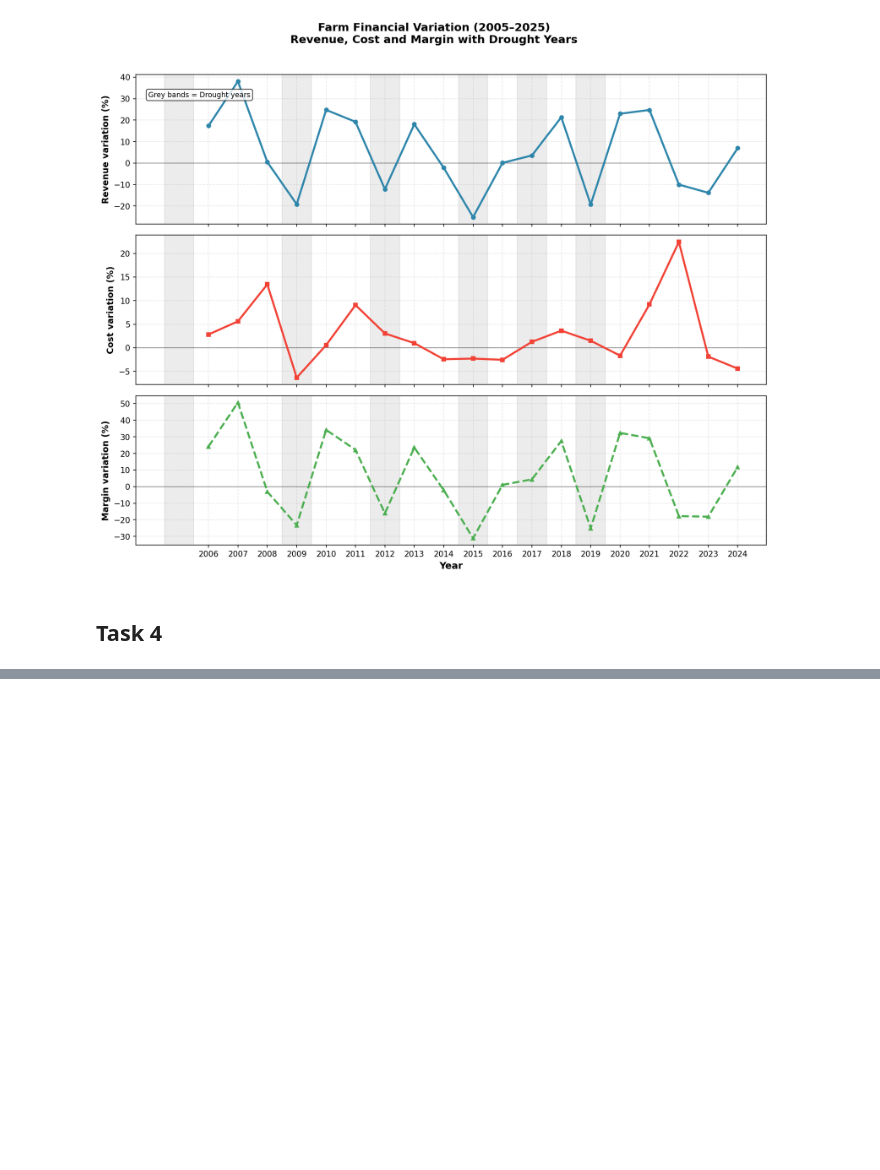
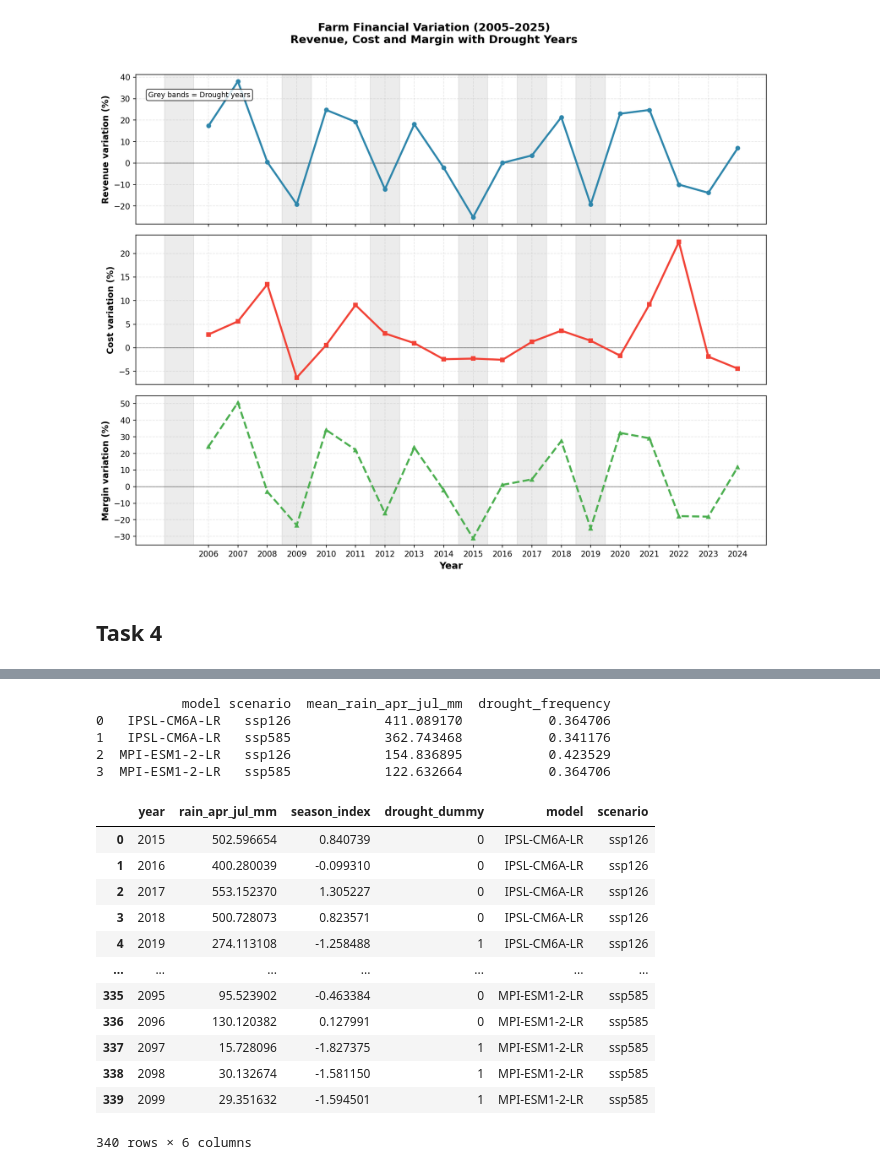
Before and after one commit to lochardi/GreenFinance, a Jupyter notebook: main.ipynb, the cells around one changed output, grey strips where cells are left out. Cells and saved outputs as stored; diff of their text form; code cells hidden in the pictures; blank space fills up the shorter version.

```diff
--- a/main.ipynb
+++ b/main.ipynb
@@ -626,0 +728,79 @@ plt.show()
+# %%
+import pandas as pd
+
+files = {
+    ("IPSL-CM6A-LR", "ssp126"): "data/IPSL-CM6A-LR_ssp126.csv",
+    ("IPSL-CM6A-LR", "ssp585"): "data/IPSL-CM6A-LR_ssp585.csv",
+    ("MPI-ESM1-2-LR", "ssp126"): "data/MPI-ESM1-2-LR_ssp126.csv",
+    ("MPI-ESM1-2-LR", "ssp585"): "data/MPI-ESM1-2-LR_ssp585.csv",
+}
+
+all_results = []
+
+for (model, scenario), path in files.items():
+    df = pd.read_csv(path)[["time", "pr"]].copy()
+    df["time"] = pd.to_datetime(df["time"])
+    df["year"] = df["time"].dt.year
+    df["month"] = df["time"].dt.month
+
+    # Keep only April to July
+    df = df[df["month"].isin([4, 5, 6, 7])].copy()
+
+    # Convert pr from kg/m²/s to mm/month
+    df["pr_mm_month"] = df["pr"] * 86400 * df["time"].dt.days_in_month
+
+    # Seasonal rainfall Apr-Jul
+    seasonal = (
+        df.groupby("year", as_index=False)["pr_mm_month"]
+        .sum()
+        .rename(columns={"pr_mm_month": "rain_apr_jul_mm"})
+    )
+
+    # Standardized seasonal index
+    seasonal["season_index"] = (
+        (seasonal["rain_apr_jul_mm"] - seasonal["rain_apr_jul_mm"].mean())
+        / seasonal["rain_apr_jul_mm"].std()
+    )
+
+    # Drought dummy
+    seasonal["drought_dummy"] = (seasonal["season_index"] < -0.5).astype(int)
+
+    seasonal["model"] = model
+    seasonal["scenario"] = scenario
+
+    all_results.append(seasonal)
+
+all_scenarios = pd.concat(all_results, ignore_index=True)
+
+summary = (
+    all_scenarios
+    .groupby(["model", "scenario"], as_index=False)
+    .agg(
+        mean_rain_apr_jul_mm=("rain_apr_jul_mm", "mean"),
+        drought_frequency=("drought_dummy", "mean")
+    )
+)
+
+print(summary)
+# %% [output]
+           model scenario  mean_rain_apr_jul_mm  drought_frequency
+0   IPSL-CM6A-LR   ssp126            411.089170           0.364706
+1   IPSL-CM6A-LR   ssp585            362.743468           0.341176
+2  MPI-ESM1-2-LR   ssp126            154.836895           0.423529
+3  MPI-ESM1-2-LR   ssp585            122.632664           0.364706
+# %%
+all_scenarios
+# %% [output]
+|  | year | rain_apr_jul_mm | season_index | drought_dummy | model | scenario |
+| 0 | 2015 | 502.596654 | 0.840739 | 0 | IPSL-CM6A-LR | ssp126 |
+| 1 | 2016 | 400.280039 | -0.099310 | 0 | IPSL-CM6A-LR | ssp126 |
+| 2 | 2017 | 553.152370 | 1.305227 | 0 | IPSL-CM6A-LR | ssp126 |
+| 3 | 2018 | 500.728073 | 0.823571 | 0 | IPSL-CM6A-LR | ssp126 |
+| 4 | 2019 | 274.113108 | -1.258488 | 1 | IPSL-CM6A-LR | ssp126 |
+| ... | ... | ... | ... | ... | ... | ... |
+| 335 | 2095 | 95.523902 | -0.463384 | 0 | MPI-ESM1-2-LR | ssp585 |
+| 336 | 2096 | 130.120382 | 0.127991 | 0 | MPI-ESM1-2-LR | ssp585 |
+| 337 | 2097 | 15.728096 | -1.827375 | 1 | MPI-ESM1-2-LR | ssp585 |
+| 338 | 2098 | 30.132674 | -1.581150 | 1 | MPI-ESM1-2-LR | ssp585 |
+| 339 | 2099 | 29.351632 | -1.594501 | 1 | MPI-ESM1-2-LR | ssp585 |
+340 rows × 6 columns
```
Also changed, not shown: parts of 8 cells of this notebook, 1 other file.
